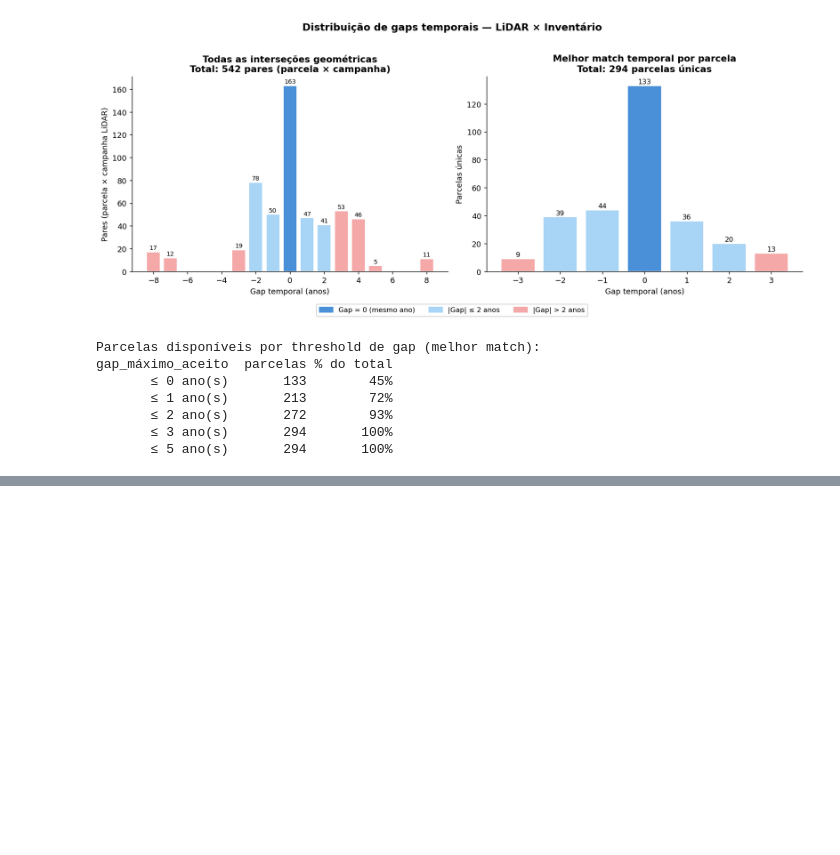
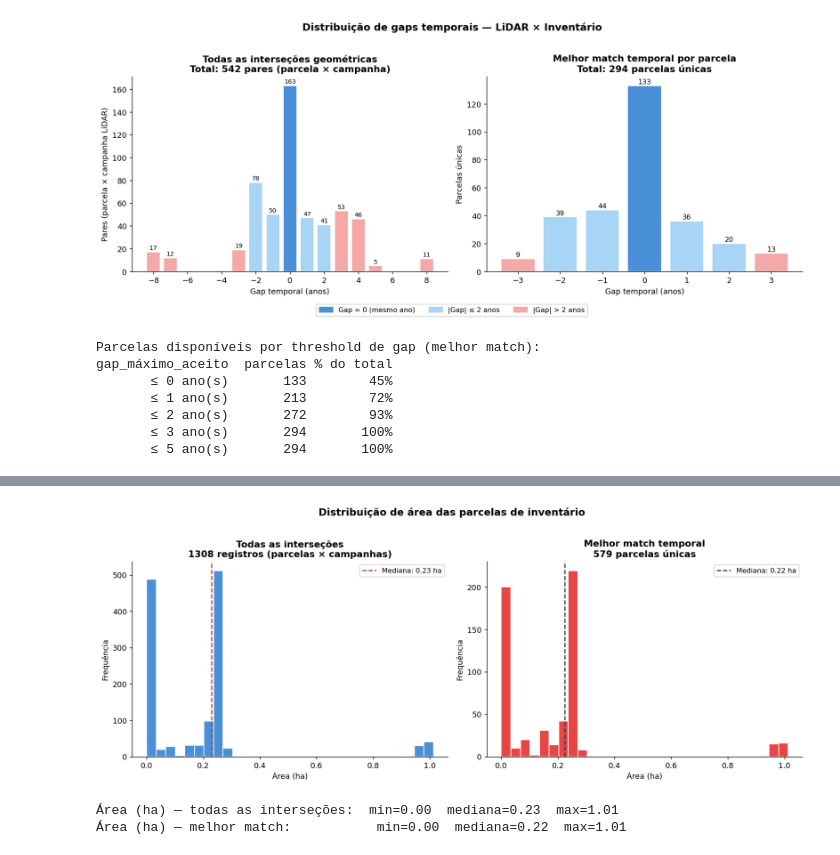
Before and after one commit to dandanjacob/tese-lidar-biomass-prediction, a Jupyter notebook: notebooks/05_intersection_analysis.ipynb, the cells around one changed output, grey strips where cells are left out. Saved outputs shown, nothing was run; the diff lists cells and outputs as text; code cells hidden in the pictures; blank space fills up the shorter version.

```diff
--- a/notebooks/05_intersection_analysis.ipynb
+++ b/notebooks/05_intersection_analysis.ipynb
@@ -263,0 +325,50 @@ gap_máximo_aceito  parcelas % do total
+# %%
+# Junta geometrias com os dois datasets (todas as interseções e melhor match)
+all_pairs = (
+    temp.drop_duplicates(["nome_area_inventario", "plot_id", "campanha_lidar"])
+    .merge(plots_geo.rename(columns={"site": "nome_area_inventario"}),
+           on=["nome_area_inventario", "plot_id"], how="inner")
+)
+
+best_plots = (
+    best.merge(plots_geo.rename(columns={"site": "nome_area_inventario"}),
+               on=["nome_area_inventario", "plot_id"], how="inner")
+)
+
+# --- Gráfico de área ---
+fig, axes = plt.subplots(1, 2, figsize=(13, 5), sharey=False)
+
+axes[0].hist(all_pairs["area_ha"], bins=30, color="#4a90d9", edgecolor="white")
+axes[0].axvline(all_pairs["area_ha"].median(), color="#c0392b", linestyle="--", linewidth=1.5,
+                label=f"Mediana: {all_pairs['area_ha'].median():.2f} ha")
+axes[0].set_xlabel("Área (ha)")
+axes[0].set_ylabel("Frequência")
+axes[0].set_title(
+    f"Todas as interseções\n{len(all_pairs)} registros (parcelas × campanhas)",
+    fontweight="bold"
+)
+axes[0].legend(fontsize=9)
+
+axes[1].hist(best_plots["area_ha"], bins=30, color="#e84545", edgecolor="white")
+axes[1].axvline(best_plots["area_ha"].median(), color="#2c3e50", linestyle="--", linewidth=1.5,
+                label=f"Mediana: {best_plots['area_ha'].median():.2f} ha")
+axes[1].set_xlabel("Área (ha)")
+axes[1].set_ylabel("Frequência")
+axes[1].set_title(
+    f"Melhor match temporal\n{len(best_plots)} parcelas únicas",
+    fontweight="bold"
+)
+axes[1].legend(fontsize=9)
+
+plt.suptitle("Distribuição de área das parcelas de inventário", fontsize=13, fontweight="bold", y=1.02)
+plt.tight_layout()
+plt.show()
+
+print(f"\nÁrea (ha) — todas as interseções:  min={all_pairs['area_ha'].min():.2f}  "
+      f"mediana={all_pairs['area_ha'].median():.2f}  max={all_pairs['area_ha'].max():.2f}")
+print(f"Área (ha) — melhor match:           min={best_plots['area_ha'].min():.2f}  "
+      f"mediana={best_plots['area_ha'].median():.2f}  max={best_plots['area_ha'].max():.2f}")
+# %% [output]
+[figure, added]
+Área (ha) — todas as interseções:  min=0.00  mediana=0.23  max=1.01
+Área (ha) — melhor match:           min=0.00  mediana=0.22  max=1.01
```
Also changed, not shown: parts of 5 cells of this notebook.
